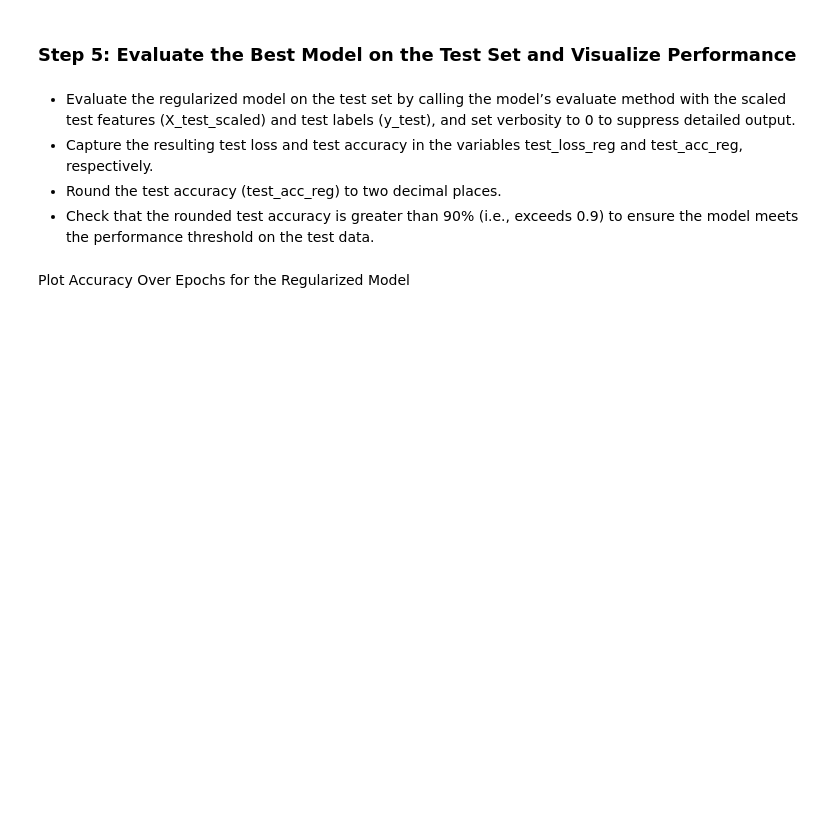
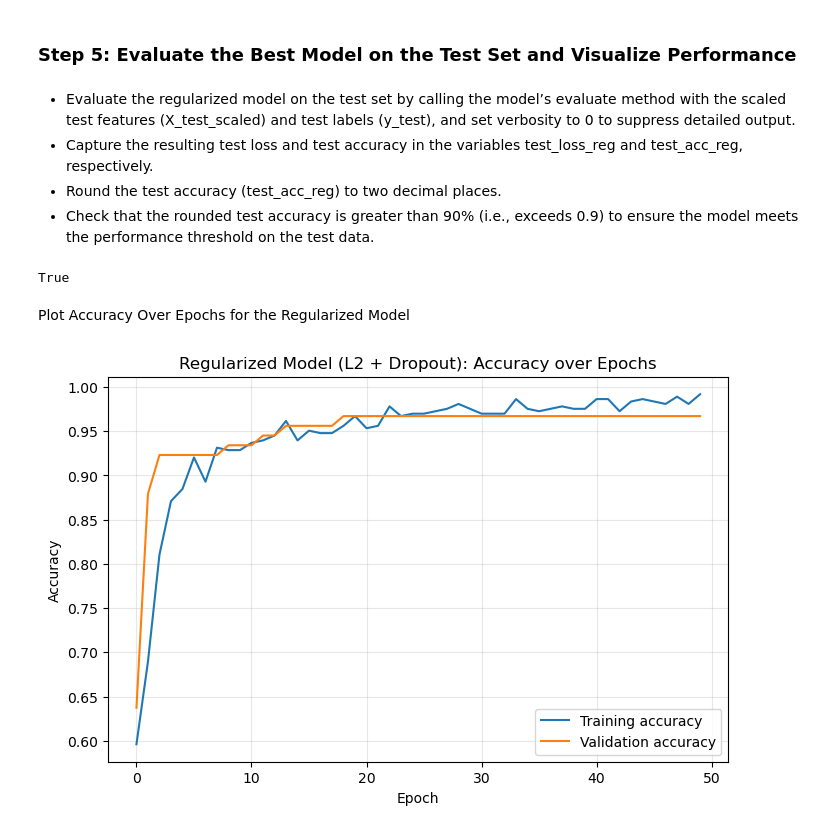
Before and after one commit to Gyrith/Deep-Learning-normalization-regularization-lab, a Jupyter notebook: CG_C10_M01.ipynb, the cells around one changed output. Saved outputs shown, nothing was run; the diff lists cells and outputs as text; code cells hidden in the pictures; blank space fills up the shorter version.

```diff
--- a/CG_C10_M01.ipynb
+++ b/CG_C10_M01.ipynb
@@ -221,7 +221,9 @@ True
 
 # Compare Best Model on Test Set
 # Example: Use the Regularized Model on Test
-test_loss_reg, test_acc_reg = None
-round(None,2) > None
+test_loss_reg, test_acc_reg = model_reg.evaluate(X_test_scaled, y_test, verbose=0)
+round(test_acc_reg,2) > .9
+# %% [output]
+True
 # %% [markdown]
 Plot Accuracy Over Epochs for the Regularized Model
@@ -229,0 +230,13 @@ Plot Accuracy Over Epochs for the Regularized Model
+# %%
+# Plot Accuracy Over Epochs for the Regularized Model
+plt.figure(figsize=(8, 5))
+plt.plot(history_reg.history['accuracy'], label='Training accuracy')
+plt.plot(history_reg.history['val_accuracy'], label='Validation accuracy')
+plt.title('Regularized Model (L2 + Dropout): Accuracy over Epochs')
+plt.xlabel('Epoch')
+plt.ylabel('Accuracy')
+plt.legend()
+plt.grid(alpha=0.3)
+plt.show()
+# %% [output]
+[figure, added]
```
Also changed, not shown: parts of 1 cell of this notebook.
